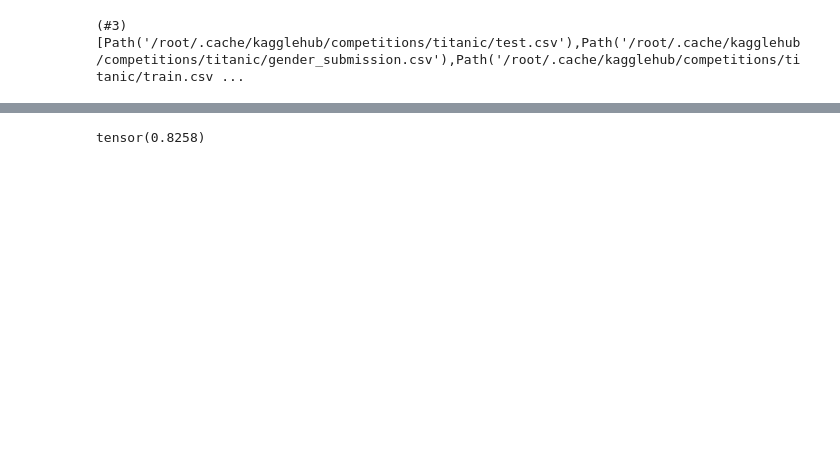
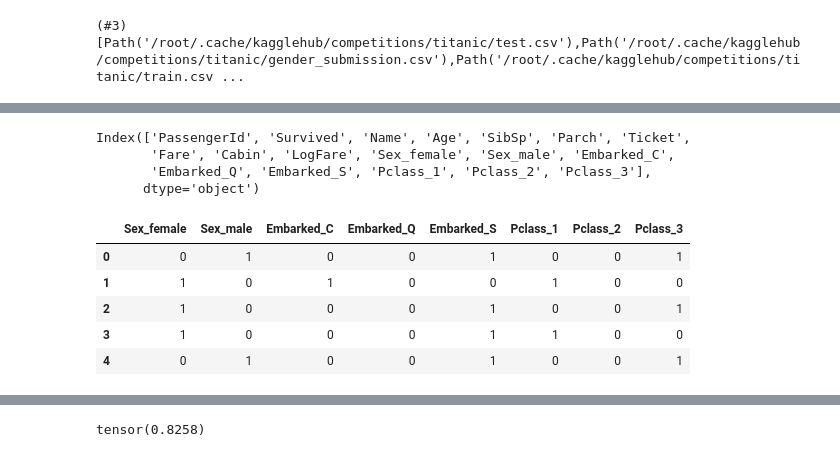
Before and after one commit to nswekosk/deep-learning-practice, a Jupyter notebook: tabular/titanic-surivor-predictor.ipynb, the cells around one changed output, grey strips where cells are left out. Drawn from its saved outputs; the diff is of its cells as text; code cells hidden in the pictures; blank space fills up the shorter version.

```diff
--- a/tabular/titanic-surivor-predictor.ipynb
+++ b/tabular/titanic-surivor-predictor.ipynb
@@ -270,0 +73,3 @@ def calc_preds(coeffs, indeps): return torch.sigmoid((indeps*coeffs).sum(axis=1)
+# %%
+modes = train_df.mode().iloc[0]
+modes
@@ -270,0 +139,19 @@ def calc_preds(coeffs, indeps): return torch.sigmoid((indeps*coeffs).sum(axis=1)
+# %%
+train_df = pd.get_dummies(train_df, columns=["Sex", "Embarked", "Pclass"])
+train_df.columns
+# %% [output]
+Index(['PassengerId', 'Survived', 'Name', 'Age', 'SibSp', 'Parch', 'Ticket',
+       'Fare', 'Cabin', 'LogFare', 'Sex_female', 'Sex_male', 'Embarked_C',
+       'Embarked_Q', 'Embarked_S', 'Pclass_1', 'Pclass_2', 'Pclass_3'],
+      dtype='object')
+# %%
+added_columns = ['Sex_female', 'Sex_male', 'Embarked_C',
+       'Embarked_Q', 'Embarked_S', 'Pclass_1', 'Pclass_2', 'Pclass_3']
+train_df[added_columns].head()
+# %% [output]
+|  | Sex_female | Sex_male | Embarked_C | Embarked_Q | Embarked_S | Pclass_1 | Pclass_2 | Pclass_3 |
+| 0 | 0 | 1 | 0 | 0 | 1 | 0 | 0 | 1 |
+| 1 | 1 | 0 | 1 | 0 | 0 | 1 | 0 | 0 |
+| 2 | 1 | 0 | 0 | 0 | 1 | 0 | 0 | 1 |
+| 3 | 1 | 0 | 0 | 0 | 1 | 1 | 0 | 0 |
+| 4 | 0 | 1 | 0 | 0 | 1 | 0 | 0 | 1 |
```
Also changed, not shown: parts of 101 cells of this notebook.
